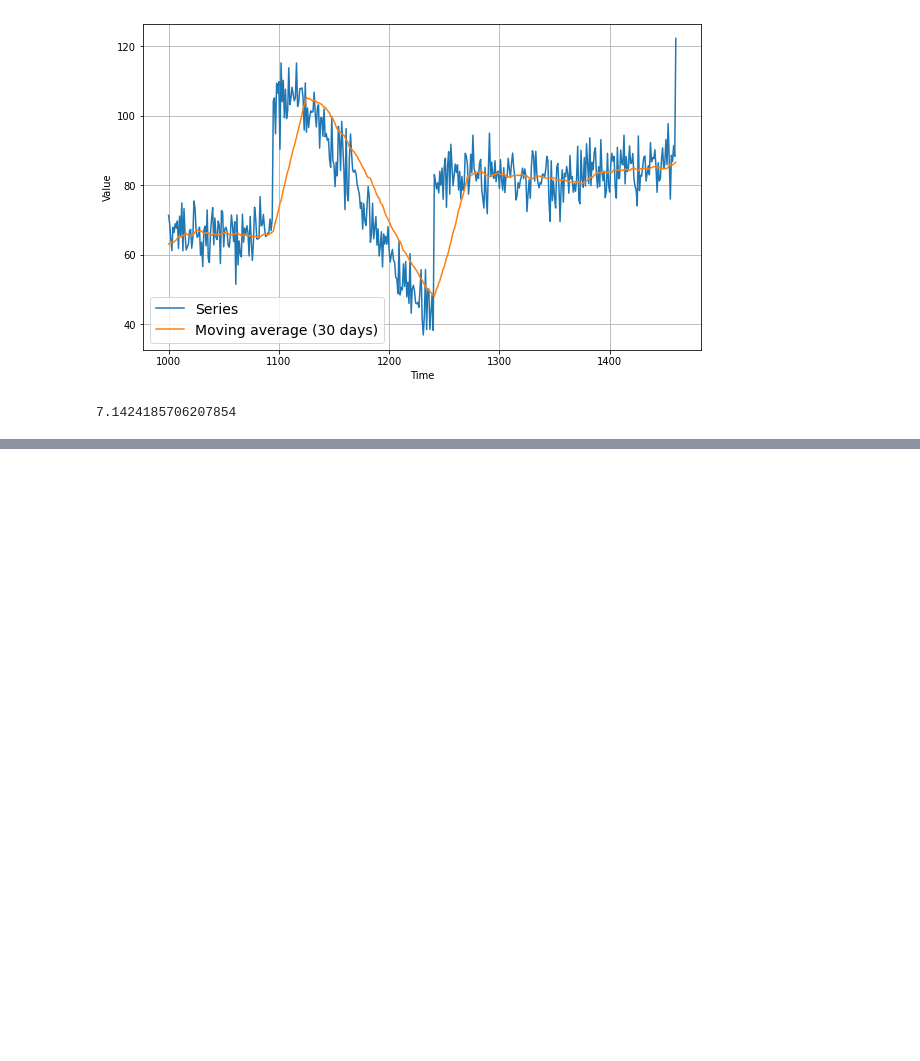
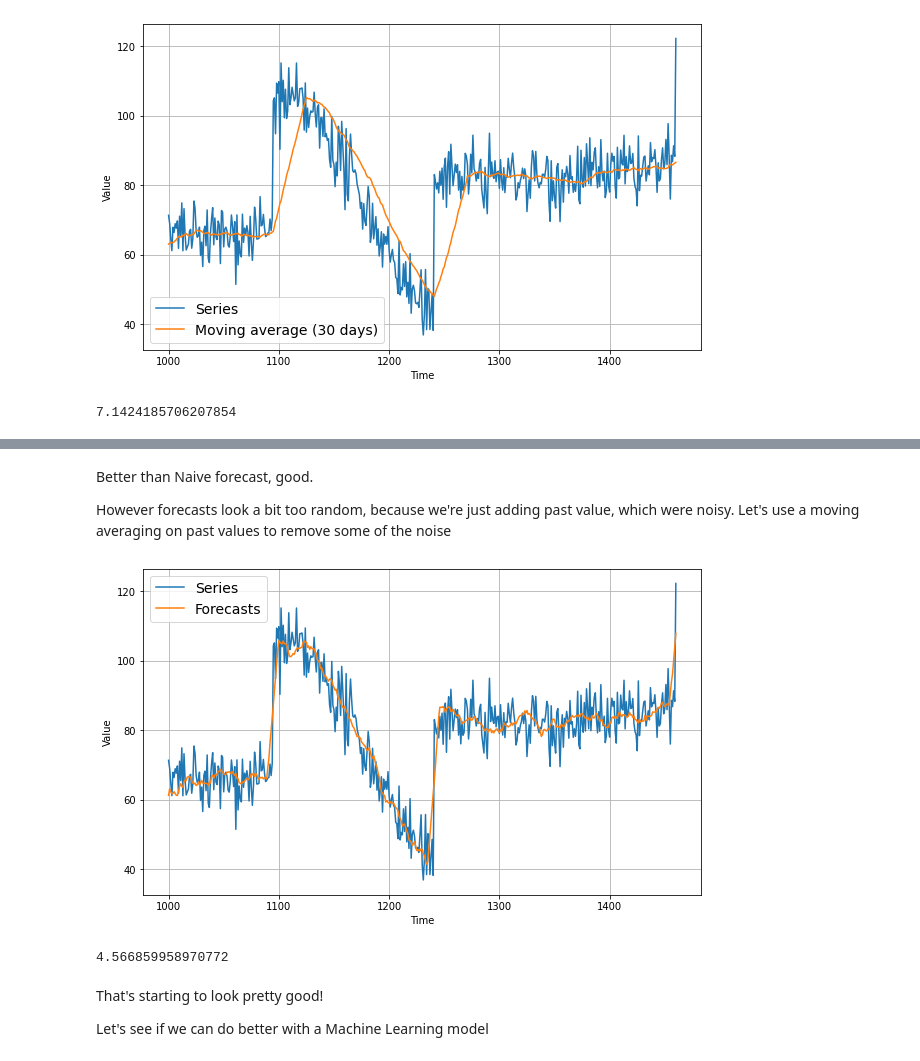
Before and after one commit to DineshChopra/AI-ML, a Jupyter notebook: TensorFlow/Udacity/8.3_TimeSeries_Moving_Average.ipynb, the cells around one changed output, grey strips where cells are left out. Saved outputs shown, nothing was run; the diff lists cells and outputs as text; code cells hidden in the pictures; blank space fills up the shorter version.

```diff
--- a/TensorFlow/Udacity/8.3_TimeSeries_Moving_Average.ipynb
+++ b/TensorFlow/Udacity/8.3_TimeSeries_Moving_Average.ipynb
@@ -121,0 +160,21 @@ keras.metrics.mean_absolute_error(x_valid, moving_avg).numpy()
+# %% [markdown]
+Better than Naive forecast, good.
+
+However forecasts look a bit too random, because we're just adding past value, which were noisy. Let's use a moving averaging on past values to remove some of the noise
+# %%
+diff_moving_avg_plus_smooth_past = moving_average_forecast(series[split_time - 370:-359], 11) + diff_moving_avg
+
+plt.figure(figsize=(10, 6))
+plot_series(time_valid, x_valid, label = "Series")
+plot_series(time_valid, diff_moving_avg_plus_smooth_past, label = "Forecasts")
+plt.show()
+# %% [output]
+[figure, added]
+# %%
+keras.metrics.mean_absolute_error(x_valid, diff_moving_avg_plus_smooth_past).numpy()
+# %% [output]
+4.566859958970772
+# %% [markdown]
+That's starting to look pretty good!
+
+Let's see if we can do better with a Machine Learning model
```
Also changed, not shown: parts of 7 cells of this notebook.
